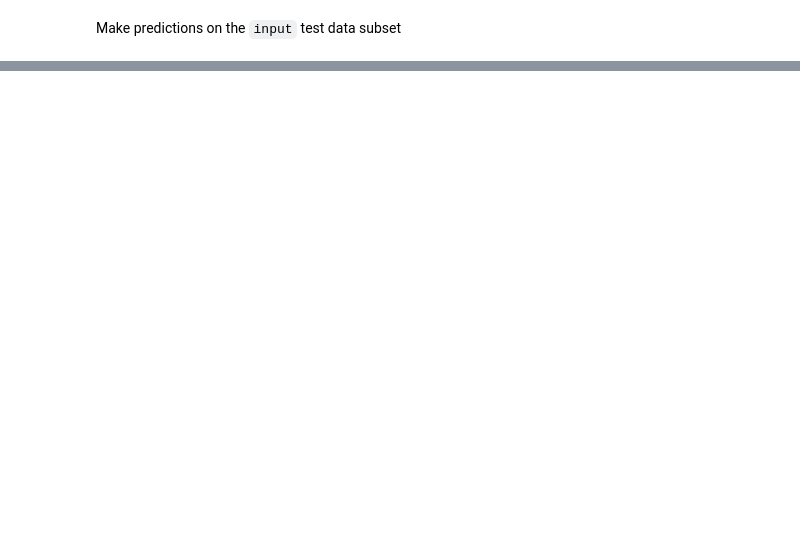
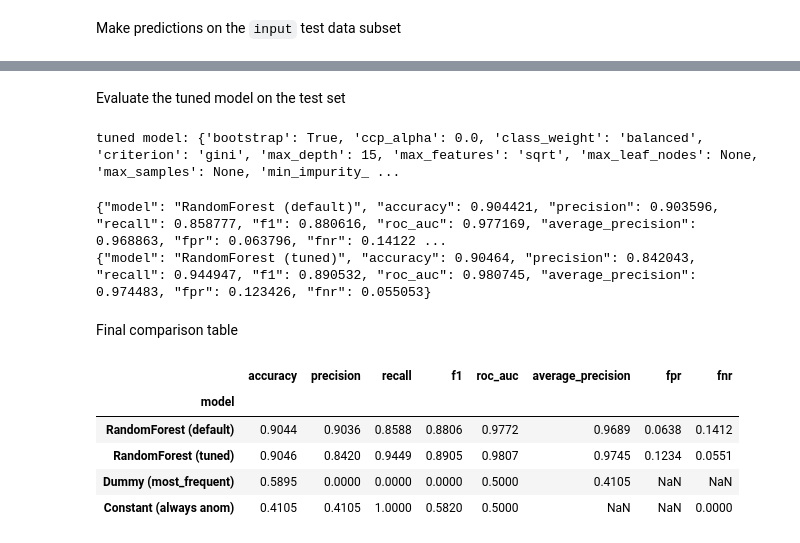
Before and after one commit to arkb2023/mlhttp, a Jupyter notebook: notebooks/evaluate.ipynb, the cells around one changed output, grey strips where cells are left out. Saved outputs shown, nothing was run; the diff lists cells and outputs as text; code cells hidden in the pictures; blank space fills up the shorter version.

Commit message:
evaluate revised, cleaned up

```diff
--- a/notebooks/evaluate.ipynb
+++ b/notebooks/evaluate.ipynb
@@ -451,12 +475,12 @@ param_grid = {
 grid_search = GridSearchCV(
     RandomForestClassifier(random_state=42),
     param_grid,
-    cv=5,
+    cv=cv,
     scoring="f1",  # Optimize for F1-score
     n_jobs=-1
 )
-#model.fit(input_train, output_train.values.ravel())
-grid_search.fit(input_train, output_train.values.ravel())
+
+%time grid_search.fit(input_train, output_train.values.ravel())
 print("Best Parameters:", grid_search.best_params_)
 print("Best CV F1-Score:", grid_search.best_score_)
 # %% [output]
@@ -509,0 +571,54 @@ Stratified Cross-Validation Results:
+# %% [markdown]
+Evaluate the tuned model on the test set
+# %%
+tuned_model = grid_search.best_estimator_
+print(f"tuned model: {tuned_model.get_params()}")
+
+tuned_preds = tuned_model.predict(input_test)
+tuned_proba = tuned_model.predict_proba(input_test)[:, 1]
+# %% [output]
+tuned model: {'bootstrap': True, 'ccp_alpha': 0.0, 'class_weight': 'balanced', 'criterion': 'gini', 'max_depth': 15, 'max_features': 'sqrt', 'max_leaf_nodes': None, 'max_samples': None, 'min_impurity_ ...
+# %%
+def evaluate(name, y_true, y_pred, y_proba):
+    tn, fp, fn, tp = confusion_matrix(y_true, y_pred).ravel()
+    return {
+        "model": name,
+        "accuracy": round(float(accuracy_score(y_true, y_pred)), 6),
+        "precision": round(float(precision_score(y_true, y_pred, zero_division=0)), 6),
+        "recall": round(float(recall_score(y_true, y_pred, zero_division=0)), 6),
+        "f1": round(float(f1_score(y_true, y_pred, zero_division=0)), 6),
+        "roc_auc": round(float(roc_auc_score(y_true, y_proba)), 6),
+        "average_precision": round(float(average_precision_score(y_true, y_proba)), 6),
+        "fpr": round(fp / (fp + tn), 6),
+        "fnr": round(fn / (fn + tp), 6),
+    }
+
+baseline_row = evaluate("RandomForest (default)", output_test, preds, proba)
+tuned_row = evaluate("RandomForest (tuned)", output_test, tuned_preds, tuned_proba)
+
+for row in (baseline_row, tuned_row):
+    print(json.dumps(row))
+# %% [output]
+{"model": "RandomForest (default)", "accuracy": 0.904421, "precision": 0.903596, "recall": 0.858777, "f1": 0.880616, "roc_auc": 0.977169, "average_precision": 0.968863, "fpr": 0.063796, "fnr": 0.14122 ...
+{"model": "RandomForest (tuned)", "accuracy": 0.90464, "precision": 0.842043, "recall": 0.944947, "f1": 0.890532, "roc_auc": 0.980745, "average_precision": 0.974483, "fpr": 0.123426, "fnr": 0.055053}
+# %% [markdown]
+Final comparison table
+# %%
+comparison = pd.DataFrame([
+    baseline_row,
+    tuned_row,
+    {"model": "Dummy (most_frequent)", **{k: v for k, v in dummy_metrics.items()}},
+    {"model": "Constant (always anom)",
+     "accuracy": constant_anom_metrics["accuracy"], "precision": constant_anom_metrics["precision"],
+     "recall": constant_anom_metrics["recall"], "f1": constant_anom_metrics["f1"],
+     "roc_auc": constant_anom_metrics["roc_auc"], "average_precision": np.nan,
+     "fpr": np.nan, "fnr": 0.0},
+])
+comparison.set_index("model").round(4)
+# %% [output]
+|  | accuracy | precision | recall | f1 | roc_auc | average_precision | fpr | fnr |
+| model |  |  |  |  |  |  |  |  |
+| RandomForest (default) | 0.9044 | 0.9036 | 0.8588 | 0.8806 | 0.9772 | 0.9689 | 0.0638 | 0.1412 |
+| RandomForest (tuned) | 0.9046 | 0.8420 | 0.9449 | 0.8905 | 0.9807 | 0.9745 | 0.1234 | 0.0551 |
+| Dummy (most_frequent) | 0.5895 | 0.0000 | 0.0000 | 0.0000 | 0.5000 | 0.4105 | NaN | NaN |
+| Constant (always anom) | 0.4105 | 0.4105 | 1.0000 | 0.5820 | 0.5000 | NaN | NaN | 0.0000 |
```
Also changed, not shown: parts of 82 cells of this notebook, 7 other files.
